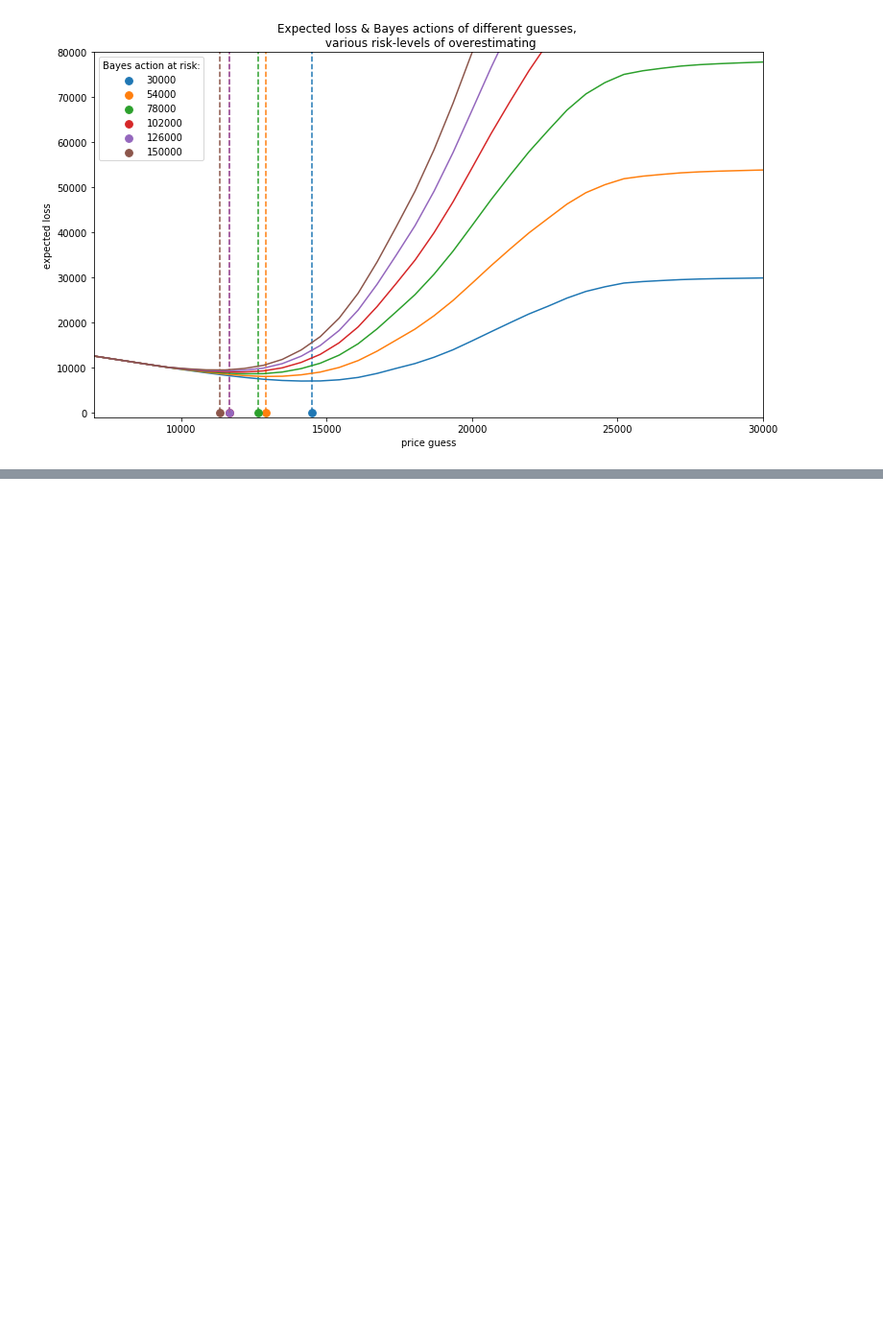
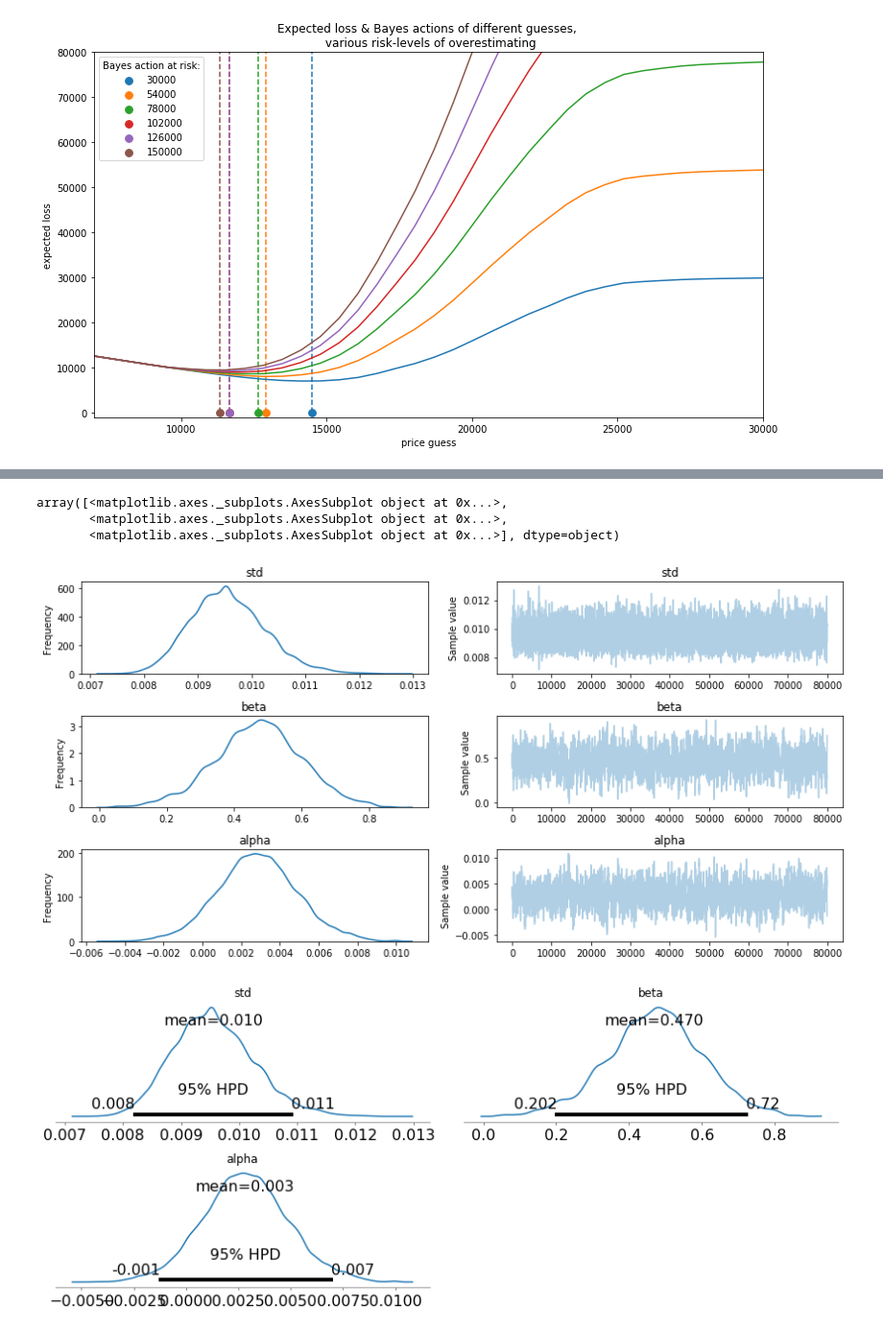
Before and after one commit to TanUkkii007/Probabilistic-Programming-and-Bayesian-Methods-for-Hackers, a Jupyter notebook: ch05/Ch5_LossFunctions_PyMC3.ipynb, the cells around one changed output, grey strips where cells are left out. Shown: that part at 96% size. Cells and saved outputs as stored; diff of their text form; code cells hidden in the pictures; blank space fills up the shorter version.

```diff
--- a/ch05/Ch5_LossFunctions_PyMC3.ipynb
+++ b/ch05/Ch5_LossFunctions_PyMC3.ipynb
@@ -189,0 +237,22 @@ minimum at risk 150000: 11339.96
+# %%
+with pm.Model() as model:
+    std = pm.Uniform("std", 0, 100)
+
+    beta = pm.Normal("beta", mu=0, sd=100)
+    alpha = pm.Normal("alpha", mu=0, sd=100)
+
+    mean = pm.Deterministic("mean", alpha + beta*X)
+
+    obs = pm.Normal("obs", mu=mean, sd=std, observed=Y)
+
+    trace = pm.sample(100000, step=pm.Metropolis())
+    burned_trace = trace[20000:]
+# %%
+pm.plots.traceplot(trace=burned_trace, varnames=["std", "beta", "alpha"])
+pm.plot_posterior(trace=burned_trace, varnames=["std", "beta", "alpha"], kde_plot=True)
+# %% [output]
+array([<matplotlib.axes._subplots.AxesSubplot object at 0x...>,
+       <matplotlib.axes._subplots.AxesSubplot object at 0x...>,
+       <matplotlib.axes._subplots.AxesSubplot object at 0x...>], dtype=object)
+[figure, added]
+[figure, added]
```
Also changed, not shown: parts of 3 cells of this notebook.
